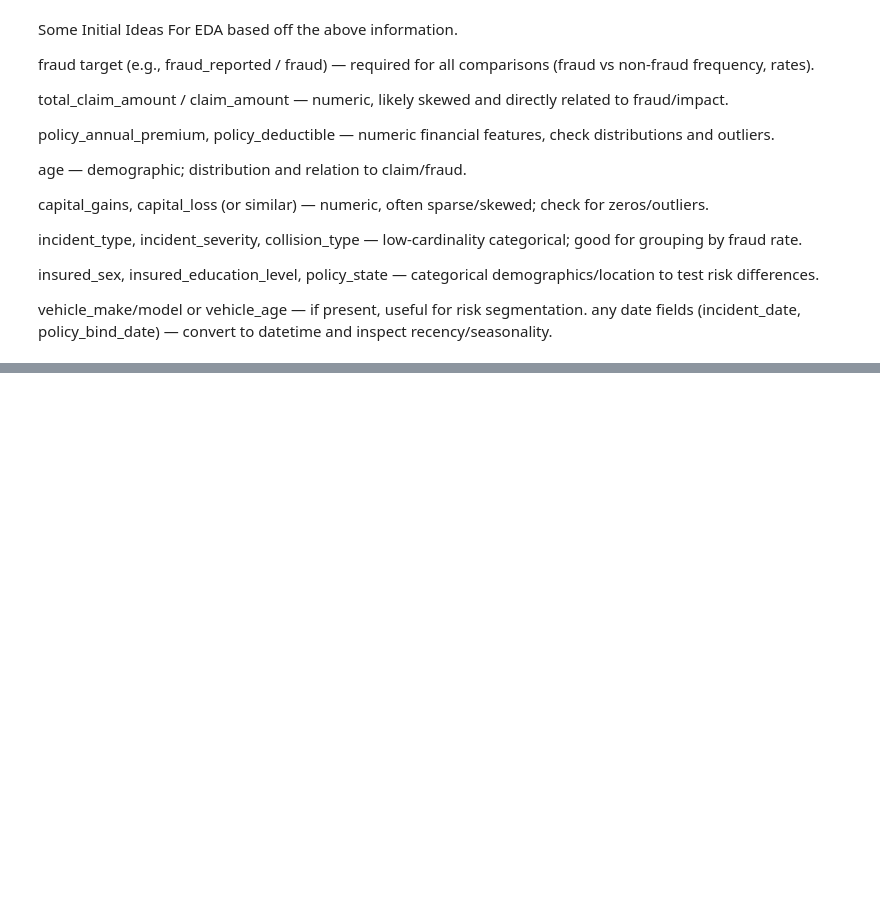
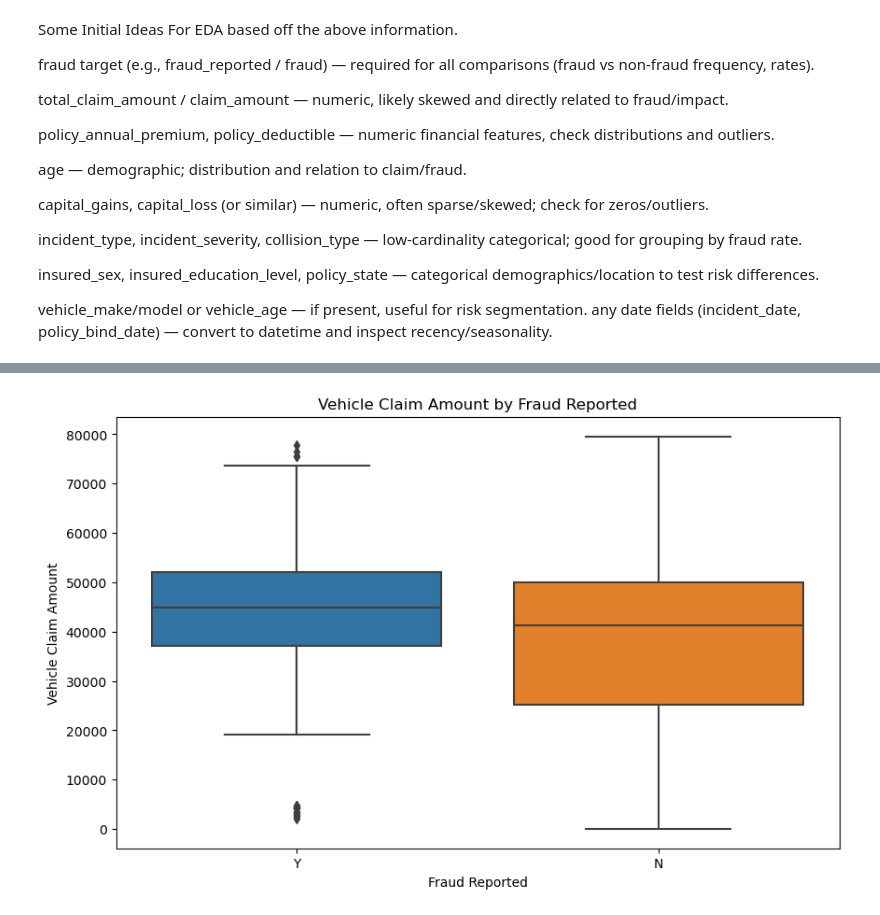
Before and after one commit to oaj1/Insurance_Claims, a Jupyter notebook: Insurance_Claims_EDA.ipynb, the cells around one changed output, grey strips where cells are left out. Saved outputs shown, nothing was run; the diff lists cells and outputs as text; code cells hidden in the pictures; blank space fills up the shorter version.

```diff
--- a/Insurance_Claims_EDA.ipynb
+++ b/Insurance_Claims_EDA.ipynb
@@ -204,0 +193,10 @@ Name: fraud_reported, dtype: float64
+# %%
+#Lets compare fraud to non-fraud cases for first, the variable 'vehicle_claim'
+plt.figure(figsize=(10,6))
+sns.boxplot(x='fraud_reported', y='vehicle_claim', data=df)
+plt.title('Vehicle Claim Amount by Fraud Reported')
+plt.xlabel('Fraud Reported')
+plt.ylabel('Vehicle Claim Amount')
+plt.show()
+# %% [output]
+[figure, added]
```
Also changed, not shown: parts of 12 cells of this notebook, 2 other files.
